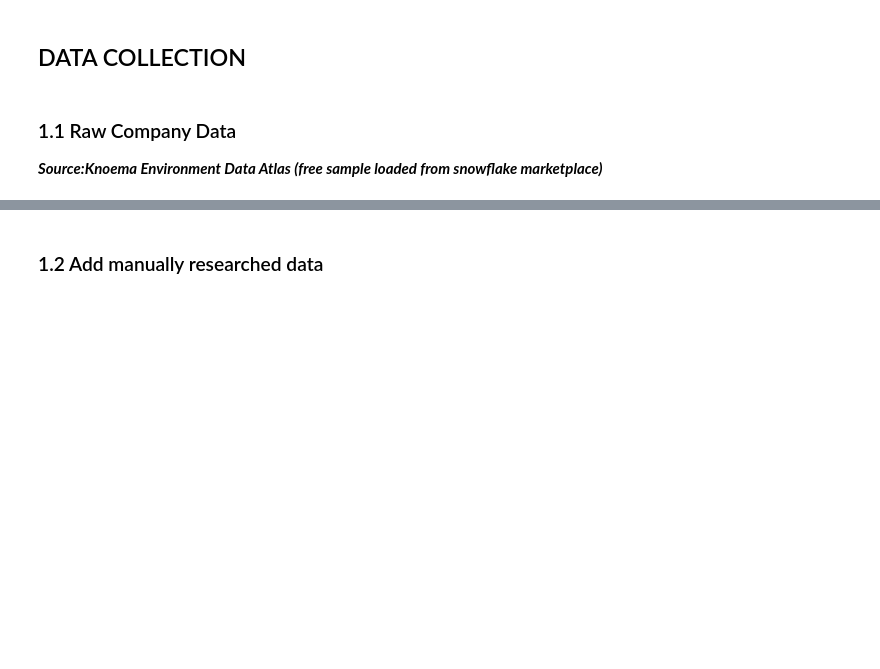
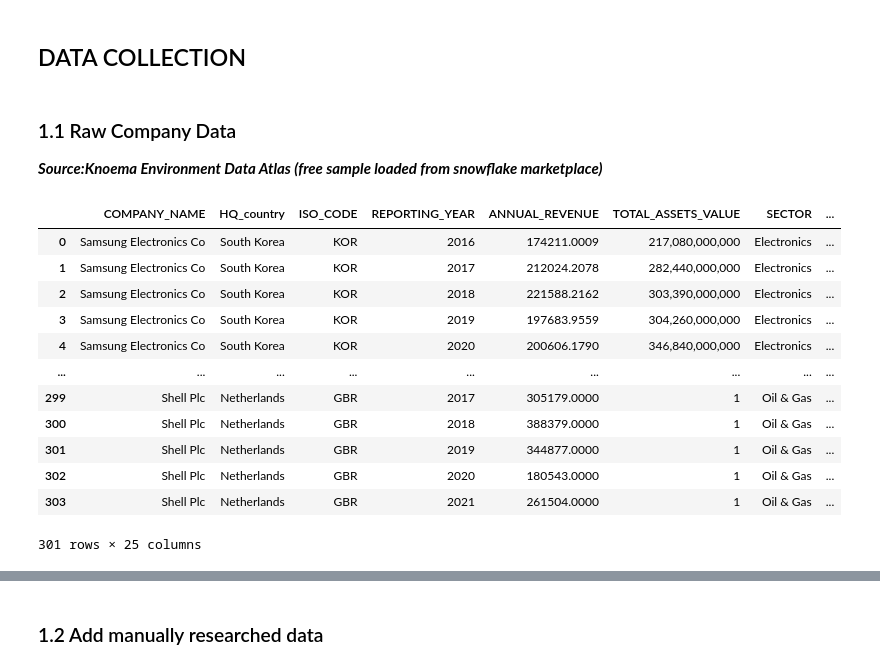
Before and after one commit to ElizavetaBugaeva/Emissions_estimator, a Jupyter notebook: Data_Collection copy.ipynb, the cells around one changed output, grey strips where cells are left out. Cells and saved outputs as stored; diff of their text form; code cells hidden in the pictures; blank space fills up the shorter version.

```diff
--- a/Data_Collection copy.ipynb
+++ b/Data_Collection copy.ipynb
@@ -22,3 +22,19 @@ raw_data = pd.read_csv('company.csv')
+# %%
+raw_data
+# %% [output]
+|  | COMPANY_NAME | HQ_country | ISO_CODE | REPORTING_YEAR | ANNUAL_REVENUE | TOTAL_ASSETS_VALUE | SECTOR | ... |
+| 0 | Samsung Electronics Co | South Korea | KOR | 2016 | 174211.0009 | 217,080,000,000 | Electronics | ... |
+| 1 | Samsung Electronics Co | South Korea | KOR | 2017 | 212024.2078 | 282,440,000,000 | Electronics | ... |
+| 2 | Samsung Electronics Co | South Korea | KOR | 2018 | 221588.2162 | 303,390,000,000 | Electronics | ... |
+| 3 | Samsung Electronics Co | South Korea | KOR | 2019 | 197683.9559 | 304,260,000,000 | Electronics | ... |
+| 4 | Samsung Electronics Co | South Korea | KOR | 2020 | 200606.1790 | 346,840,000,000 | Electronics | ... |
+| ... | ... | ... | ... | ... | ... | ... | ... | ... |
+| 299 | Shell Plc | Netherlands | GBR | 2017 | 305179.0000 | 1 | Oil & Gas | ... |
+| 300 | Shell Plc | Netherlands | GBR | 2018 | 388379.0000 | 1 | Oil & Gas | ... |
+| 301 | Shell Plc | Netherlands | GBR | 2019 | 344877.0000 | 1 | Oil & Gas | ... |
+| 302 | Shell Plc | Netherlands | GBR | 2020 | 180543.0000 | 1 | Oil & Gas | ... |
+| 303 | Shell Plc | Netherlands | GBR | 2021 | 261504.0000 | 1 | Oil & Gas | ... |
+301 rows × 25 columns
 # %%
 # Display basic information about the DataFrame
 raw_data.info()
```
Also changed, not shown: parts of 86 cells of this notebook, 10 other files.
